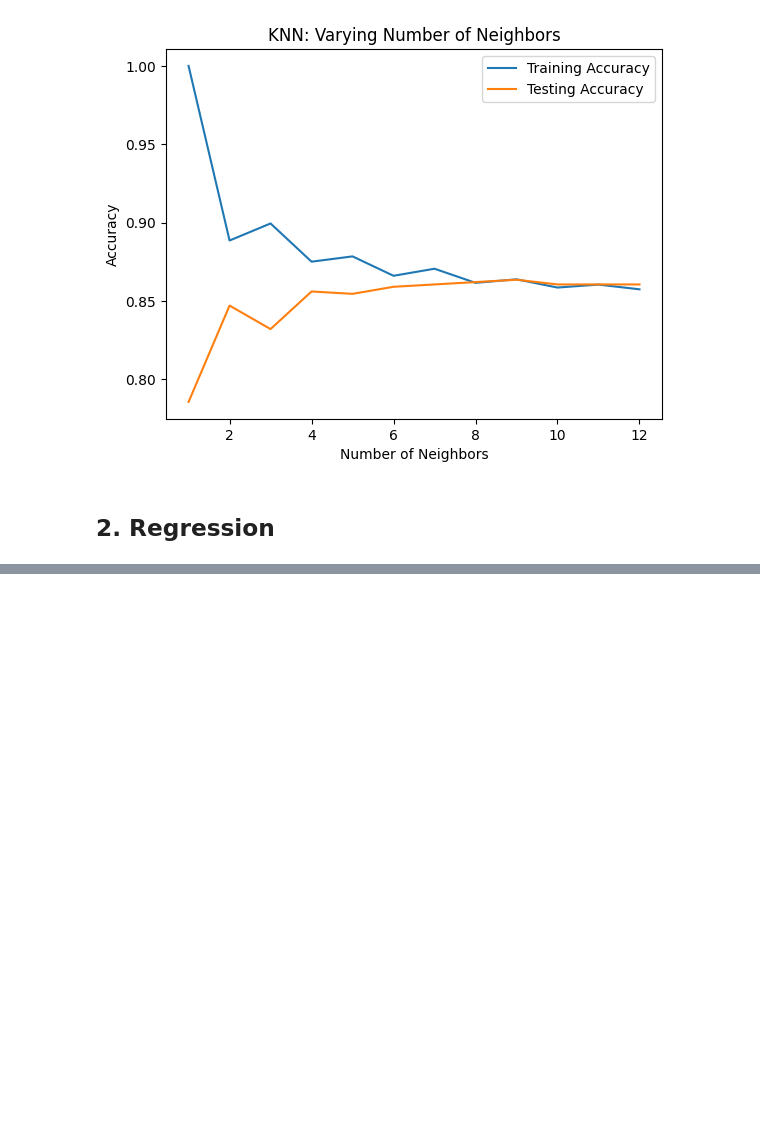
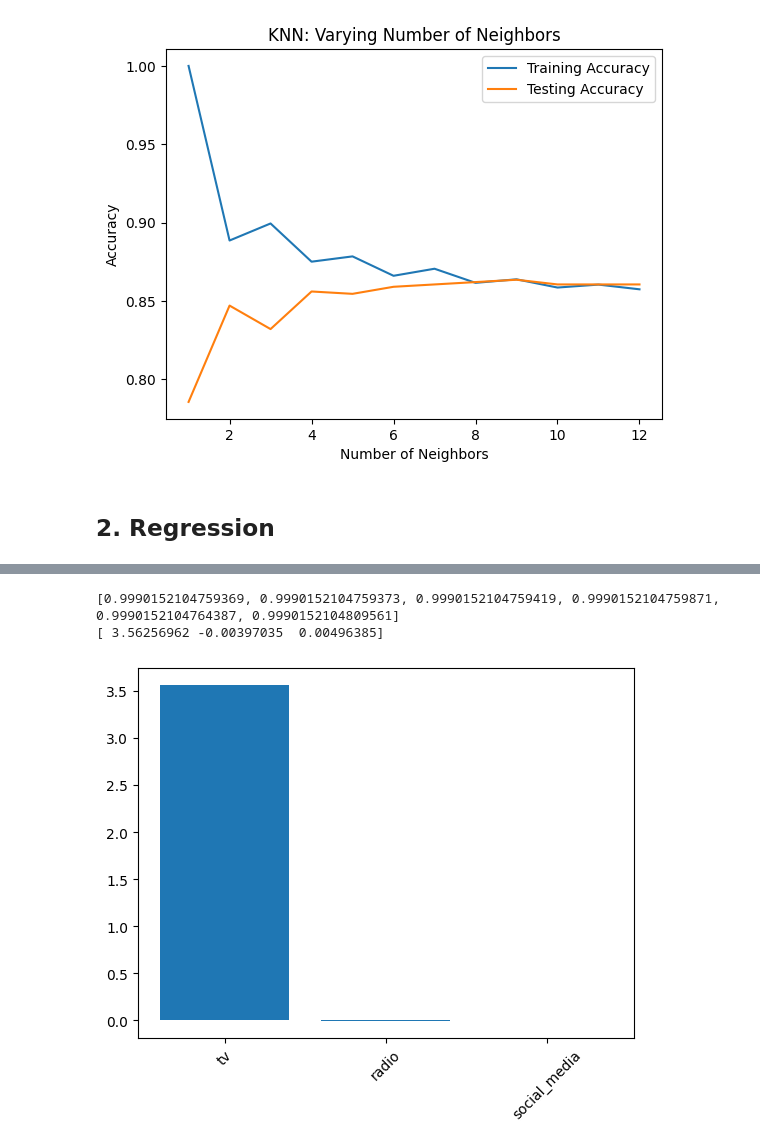
Before and after one commit to Metashaker/ai-learning, a Jupyter notebook: machine-learning-fundamentals/supervised-learning.ipynb, the cells around one changed output, grey strips where cells are left out. Drawn from its saved outputs; the diff is of its cells as text; code cells hidden in the pictures; blank space fills up the shorter version.

```diff
--- a/machine-learning-fundamentals/supervised-learning.ipynb
+++ b/machine-learning-fundamentals/supervised-learning.ipynb
@@ -108,0 +312,40 @@ plt.show()
+# %%
+## 1. Ridge regression
+# Import Ridge
+from sklearn.linear_model import Ridge
+alphas = [0.1, 1.0, 10.0, 100.0, 1000.0, 10000.0]
+ridge_scores = []
+for alpha in alphas:
+
+  # Create a Ridge regression model
+  ridge = Ridge(alpha=alpha)
+
+  # Fit the data
+  ridge.fit(X_train, y_train)
+
+  # Obtain R-squared
+  score = ridge.score(X_test, y_test)
+  ridge_scores.append(score)
+print(ridge_scores)
+
+## 2. Lasso regression
+# Import Lasso
+from sklearn.linear_model import Lasso
+
+# Instantiate a lasso regression model
+lasso = Lasso(alpha=0.3)
+
+# Fit the model to the data
+lasso.fit(X,y)
+
+sales_columns = sales_df.drop(["sales", "influencer"], axis=1).columns
+# Compute and print the coefficients
+lasso_coef = lasso.coef_
+print(lasso_coef)
+plt.bar(sales_columns, lasso_coef)
+plt.xticks(rotation=45)
+plt.show()
+# %% [output]
+[0.9990152104759369, 0.9990152104759373, 0.9990152104759419, 0.9990152104759871, 0.9990152104764387, 0.9990152104809561]
+[ 3.56256962 -0.00397035  0.00496385]
+[figure, added]
```
Also changed, not shown: parts of 15 cells of this notebook.
